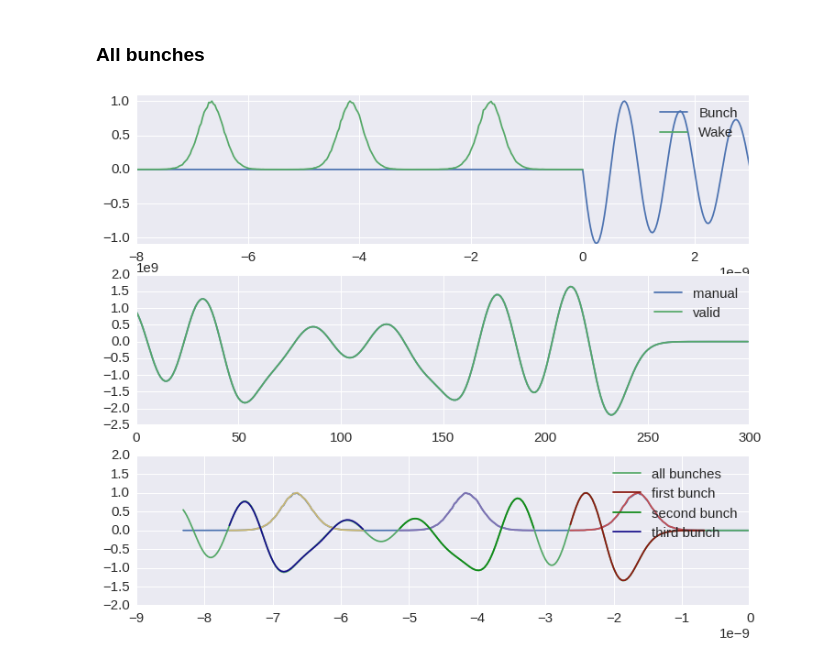
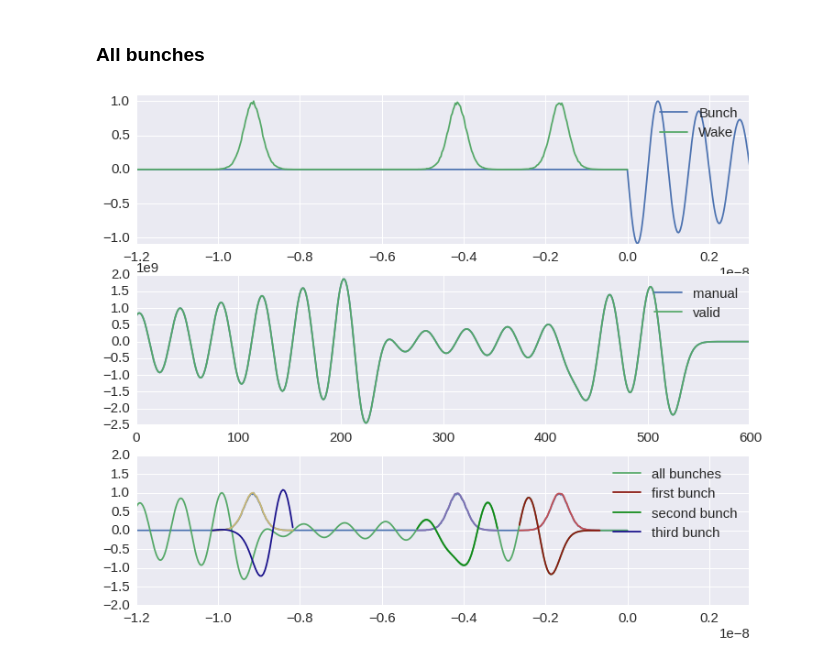
Before and after one commit to like2000/PyHEADTAIL_Tutorials, a Jupyter notebook: examples/001e_experiment_wakes.ipynb, the cells around one changed output. Saved outputs shown, nothing was run; the diff lists cells and outputs as text; code cells hidden in the pictures.

```diff
--- a/examples/001e_experiment_wakes.ipynb
+++ b/examples/001e_experiment_wakes.ipynb
@@ -52,7 +51,7 @@ bunches = [
         circumference=26658.883,
         distribution_x=gaussian2D(2e-6),
         distribution_y=gaussian2D(2e-6),
-        distribution_z=RF_bucket_distribution(rfbucket, epsn_z=0.35)
+        distribution_z=RF_bucket_distribution(rfbucket, epsn_z=epsn_z[i])
     ).generate() for i in xrange(3)]
 # %% [output]
 *** Maximum RMS emittance 0.888689919173eV s.
@@ -153,6 +154,8 @@ for i, s in enumerate(slices):
                 dxp[k] += s_source.charge_per_slice[l]*wf(
                     t_target[k]-t_source[l]-dt[j])
     delta_xp.append(dxp)
+
+delta_xp1 = np.array(delta_xp).copy()
 # %%
 # tt = times - times[0]
 # tt = np.concatenate((-tt[::-1], tt[1:]))
@@ -167,11 +170,16 @@ for i, s in enumerate(slices):
     dxp_v = np.convolve(s.charge_per_slice, wf(t0), mode='valid')
 
     for j in range(i):
+
         t2 = np.concatenate((dts-dts[-1], (dts-dts[0])[1:])) - dt[j+1]
 
-        dxp += np.convolve(slices[j].charge_per_slice, wf(t2))
-        dxp_s += np.convolve(slices[j].charge_per_slice, wf(t2), mode='same')
-        dxp_v += np.convolve(slices[j].charge_per_slice, wf(t2), mode='valid')
+#         dxp += np.convolve(slices[j].charge_per_slice, wf(t2))
+#         dxp_s += np.convolve(slices[j].charge_per_slice, wf(t2), mode='same')
+#         dxp_v += np.convolve(slices[j].charge_per_slice, wf(t2), mode='valid')
+
+        dxp += np.convolve(slices[2-j].charge_per_slice, wf(t2))
+        dxp_s += np.convolve(slices[2-j].charge_per_slice, wf(t2), mode='same')
+        dxp_v += np.convolve(slices[2-j].charge_per_slice, wf(t2), mode='valid')
 
     dxp_list.append(dxp_v)
 
@@ -181,7 +189,7 @@ for i, s in enumerate(slices):
     ax1.plot(dts-dts[-1]-dt[i], s.charge_per_slice/max(s.charge_per_slice))
     ax1.set_ylim((-1.1, 1.1))
     ax1.legend(['Bunch', 'Wake'])
-    ax1.set_xlim(-8e-9, 3e-9)
+    ax1.set_xlim(-10e-9, 3e-9)
     ax2.plot(delta_xp[i])
     ax2.plot(dxp_v)
     ax2.legend(['manual', 'valid'])
@@ -197,7 +205,7 @@ for i, s in enumerate(slices):
 # %% [markdown]
 ### All bunches
 # %%
-allslicer = UniformBinSlicer(300, z_cuts=(-2, .5))
+allslicer = UniformBinSlicer(600, z_cuts=(-4, .5))
 allslices = allbunches.get_slices(allslicer)
 
 alltimes = allslices.z_centers / (allbunches.beta*c)
@@ -221,35 +229,37 @@ ax1.plot(alltimes-alltimes[-1],
          allslices.charge_per_slice/max(allslices.charge_per_slice))
 ax1.set_ylim((-1.1, 1.1))
 ax1.legend(['Bunch', 'Wake'])
-ax1.set_xlim(-8e-9, 3e-9)
+ax1.set_xlim(-12e-9, 3e-9)
 ax2.plot(delta_xp)
 ax2.plot(dxp_v)
 ax2.legend(['manual', 'valid'])
 
 ax3.plot(alltimes-alltimes[-1],
          allslices.charge_per_slice/max(allslices.charge_per_slice))
 ax3.plot(alltimes-alltimes[-1], dxp_v/max(dxp_v), label="all bunches")
 
 labels = ["first bunch", "second bunch", "third bunch"]
 for i, s in enumerate(slices):
     dts = times[i]
     dxp = dxp_list[i]
-    ax3.plot(dts-alltimes[-1]-dt[i], s.charge_per_slice/max(s.charge_per_slice))
+    dxp = delta_xp1[i]
+    ax3.plot(dts-alltimes[-1]-dt[i], s.charge_per_slice/max(slices3.charge_per_slice))
     ax3.plot(dts-alltimes[-1]-dt[i], dxp/max(dxp_v), label=labels[i], c=col[i*2])
 
 # ax3.plot(times-times[-1]-dt, slices2.charge_per_slice/max(slices2.charge_per_slice))
 # ax3.plot(times-times[-1]-dt, dxp_v2/max(dxp_v), label="second bunch")
 
 ax3.legend()
+ax3.set_xlim(-12e-9, 3e-9)
 ax3.set_ylim(-2, 2)
 
 # c = sns.color_palette('husl', 3)
 # [ax3.axvline(s, c=c[0], alpha=0.8) for s in (times-times[-1])]
 # [ax3.axvline(s, c=c[1], alpha=0.8) for s in (times2-times2[-1]-dt)]
 # [ax3.axvline(s, c=c[2], alpha=0.8) for s in (alltimes-alltimes[-1])]
 
 plt.show()
 # %% [output]
-[figure, old version]
+[figure, new version]
 # %%
 plt.close('all')
```
Also changed, not shown: parts of 4 cells of this notebook, 1 other file.
